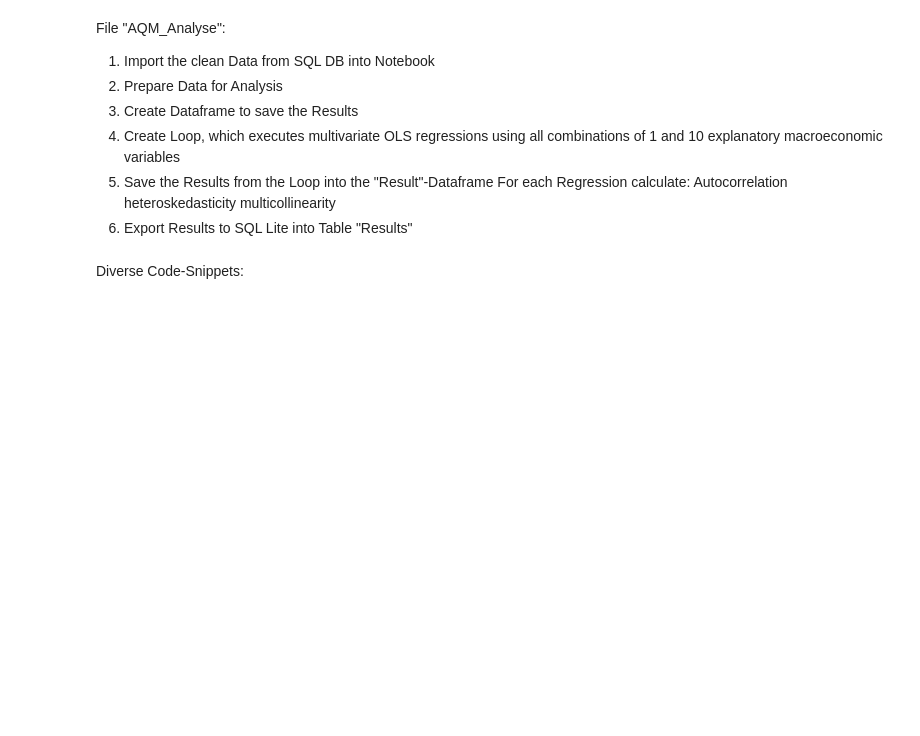
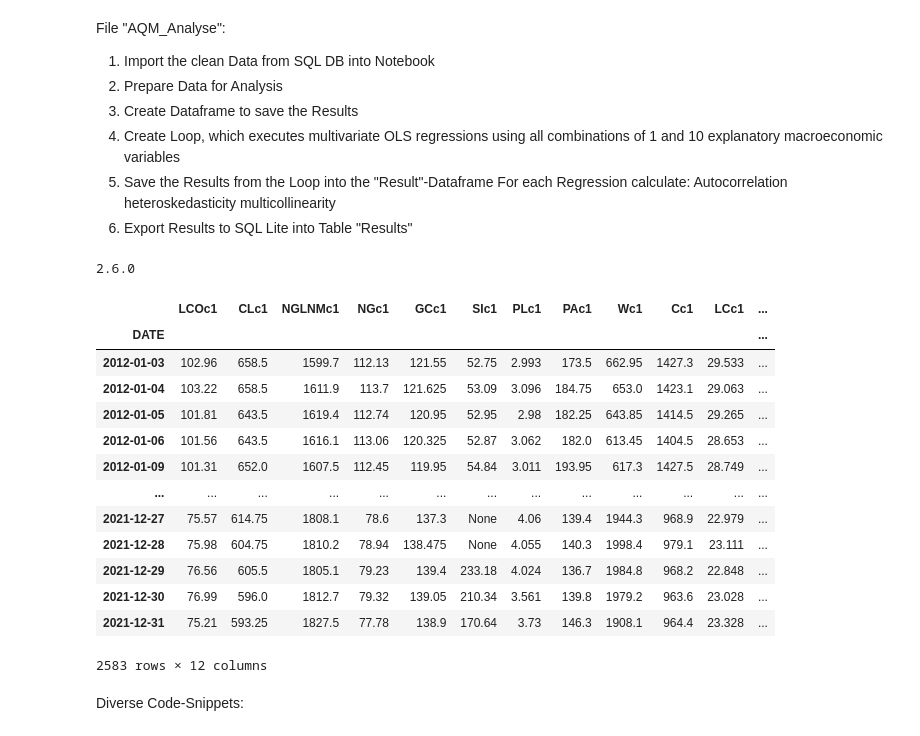
Before and after one commit to Liomat97/AQM, a Jupyter notebook: AQM_Analyse.ipynb, the cells around one changed output. Saved outputs shown, nothing was run; the diff lists cells and outputs as text; code cells hidden in the pictures; blank space fills up the shorter version.

Commit message:
Analyse File added SQL Import

```diff
--- a/AQM_Analyse.ipynb
+++ b/AQM_Analyse.ipynb
@@ -31,6 +31,50 @@ from scipy import stats
 
 import statsmodels as sm
 from statsmodels.regression.linear_model import OLS
+
+import sqlite3
+from sqlite3 import Error
+
+""" create a database connection tool to a SQLite database """
+def create_connection(db_file):
+    conn = None
+    try:
+        conn = sqlite3.connect(db_file)
+        print(sqlite3.version)
+    except Error as e:
+        print(e)
+    finally:
+        if conn:
+            conn.close()
+
+if __name__ == '__main__':
+    create_connection(r"C:\Users\lione\OneDrive\Dokumente\GitHub\AQM\SQL_DB.db")
+# %% [output]
+2.6.0
+# %%
+#Select Data from SQL DB:
+conn = sqlite3.connect(r"C:\Users\lione\OneDrive\Dokumente\GitHub\AQM\SQL_DB.db")
+c = conn.cursor()
+c.execute("SELECT * FROM REFINITIV_DATA")
+returns=c.fetchall()
+returns = pd.DataFrame(returns,columns=['DATE', 'LCOc1', 'CLc1', 'NGLNMc1', 'NGc1', 'GCc1' ,'SIc1' ,'PLc1' ,'PAc1' ,'Wc1' ,'Cc1' ,'LCc1' ,'OJc1'])
+returns = returns.set_index('DATE')
+returns
+# %% [output]
+|  | LCOc1 | CLc1 | NGLNMc1 | NGc1 | GCc1 | SIc1 | PLc1 | PAc1 | Wc1 | Cc1 | LCc1 | ... |
+| DATE |  |  |  |  |  |  |  |  |  |  |  | ... |
+| 2012-01-03 | 102.96 | 658.5 | 1599.7 | 112.13 | 121.55 | 52.75 | 2.993 | 173.5 | 662.95 | 1427.3 | 29.533 | ... |
+| 2012-01-04 | 103.22 | 658.5 | 1611.9 | 113.7 | 121.625 | 53.09 | 3.096 | 184.75 | 653.0 | 1423.1 | 29.063 | ... |
+| 2012-01-05 | 101.81 | 643.5 | 1619.4 | 112.74 | 120.95 | 52.95 | 2.98 | 182.25 | 643.85 | 1414.5 | 29.265 | ... |
+| 2012-01-06 | 101.56 | 643.5 | 1616.1 | 113.06 | 120.325 | 52.87 | 3.062 | 182.0 | 613.45 | 1404.5 | 28.653 | ... |
+| 2012-01-09 | 101.31 | 652.0 | 1607.5 | 112.45 | 119.95 | 54.84 | 3.011 | 193.95 | 617.3 | 1427.5 | 28.749 | ... |
+| ... | ... | ... | ... | ... | ... | ... | ... | ... | ... | ... | ... | ... |
+| 2021-12-27 | 75.57 | 614.75 | 1808.1 | 78.6 | 137.3 | None | 4.06 | 139.4 | 1944.3 | 968.9 | 22.979 | ... |
+| 2021-12-28 | 75.98 | 604.75 | 1810.2 | 78.94 | 138.475 | None | 4.055 | 140.3 | 1998.4 | 979.1 | 23.111 | ... |
+| 2021-12-29 | 76.56 | 605.5 | 1805.1 | 79.23 | 139.4 | 233.18 | 4.024 | 136.7 | 1984.8 | 968.2 | 22.848 | ... |
+| 2021-12-30 | 76.99 | 596.0 | 1812.7 | 79.32 | 139.05 | 210.34 | 3.561 | 139.8 | 1979.2 | 963.6 | 23.028 | ... |
+| 2021-12-31 | 75.21 | 593.25 | 1827.5 | 77.78 | 138.9 | 170.64 | 3.73 | 146.3 | 1908.1 | 964.4 | 23.328 | ... |
+2583 rows × 12 columns
 # %% [markdown]
 Diverse Code-Snippets:
 # %%
```
